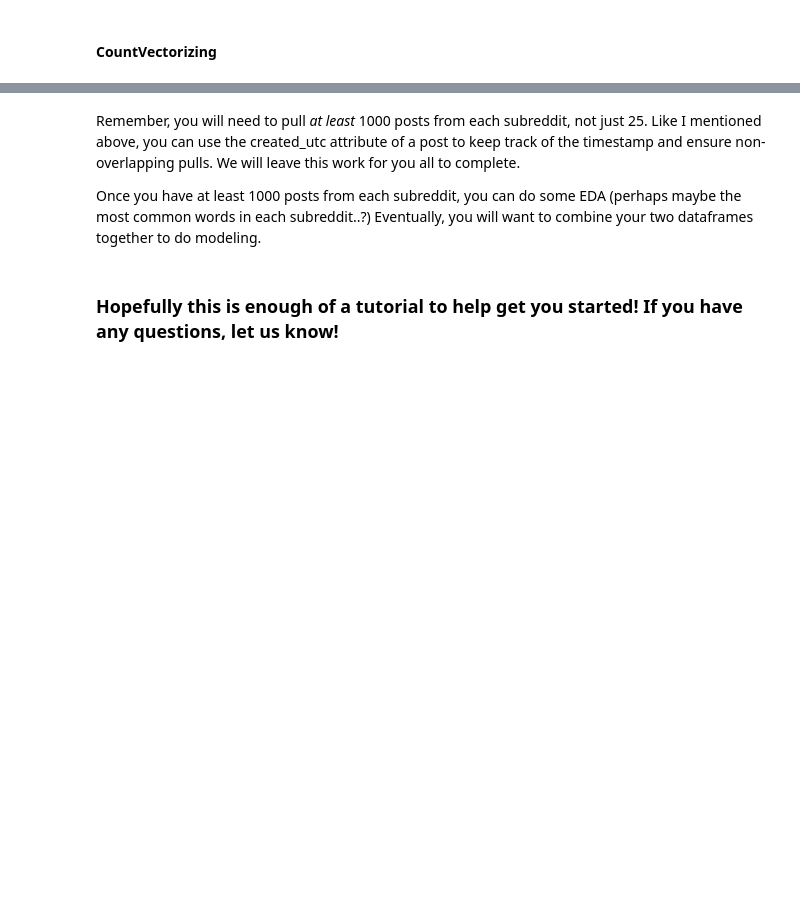
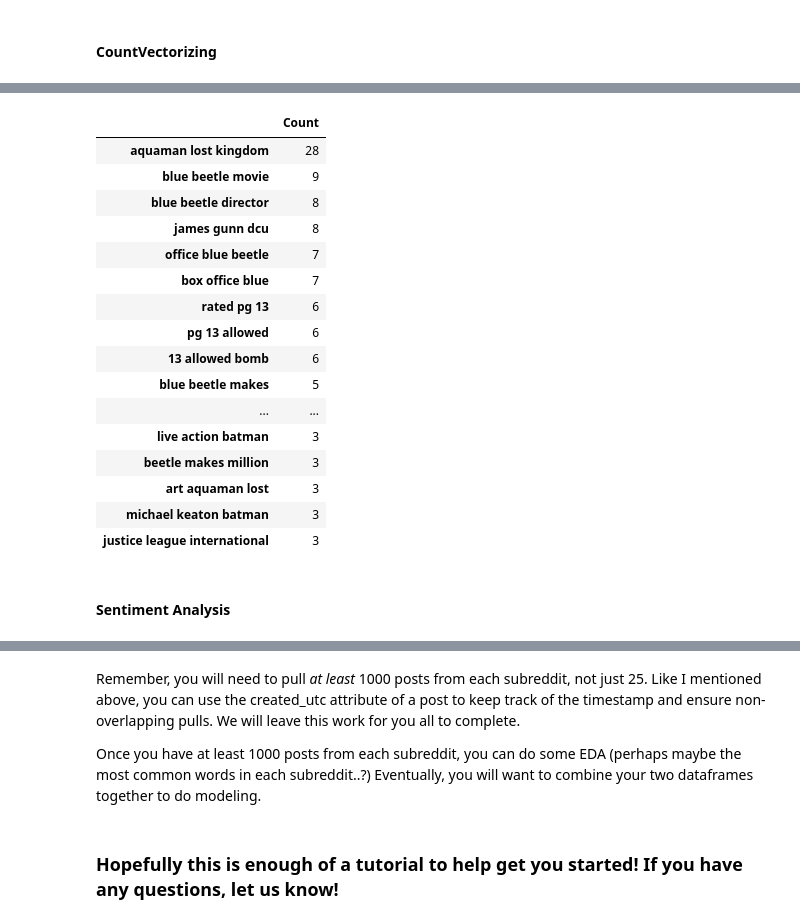
Before and after one commit to suli1524/Marvel_vs._DC, a Jupyter notebook: Reddit-PRAW-tutorial-Copy1.ipynb, the cells around one changed output, grey strips where cells are left out. Cells and saved outputs as stored; diff of their text form; code cells hidden in the pictures; blank space fills up the shorter version.

```diff
--- a/Reddit-PRAW-tutorial-Copy1.ipynb
+++ b/Reddit-PRAW-tutorial-Copy1.ipynb
@@ -381,0 +449,30 @@ marvel_top_words.T
+# %%
+# dc_cinematic top 20: trigrams
+cv_trigrams = CountVectorizer(ngram_range=(3, 3), stop_words='english')
+cv_trigrams.fit(dc_cinematic['title'])
+
+trigrams_cv = cv_trigrams.transform(dc_cinematic['title'])
+trigrams_df = pd.DataFrame(trigrams_cv.todense(), columns=cv_trigrams.get_feature_names_out())
+
+dc_cinematic_top_triwords = pd.DataFrame(trigrams_df.sum().sort_values(ascending=False).head(20), columns = ['Count'])
+dc_cinematic_top_triwords
+# %% [output]
+|  | Count |
+| aquaman lost kingdom | 28 |
+| blue beetle movie | 9 |
+| blue beetle director | 8 |
+| james gunn dcu | 8 |
+| office blue beetle | 7 |
+| box office blue | 7 |
+| rated pg 13 | 6 |
+| pg 13 allowed | 6 |
+| 13 allowed bomb | 6 |
+| blue beetle makes | 5 |
+| ... | ... |
+| live action batman | 3 |
+| beetle makes million | 3 |
+| art aquaman lost | 3 |
+| michael keaton batman | 3 |
+| justice league international | 3 |
+# %% [markdown]
+#### Sentiment Analysis
```
Also changed, not shown: parts of 32 cells of this notebook, 2 other files.
